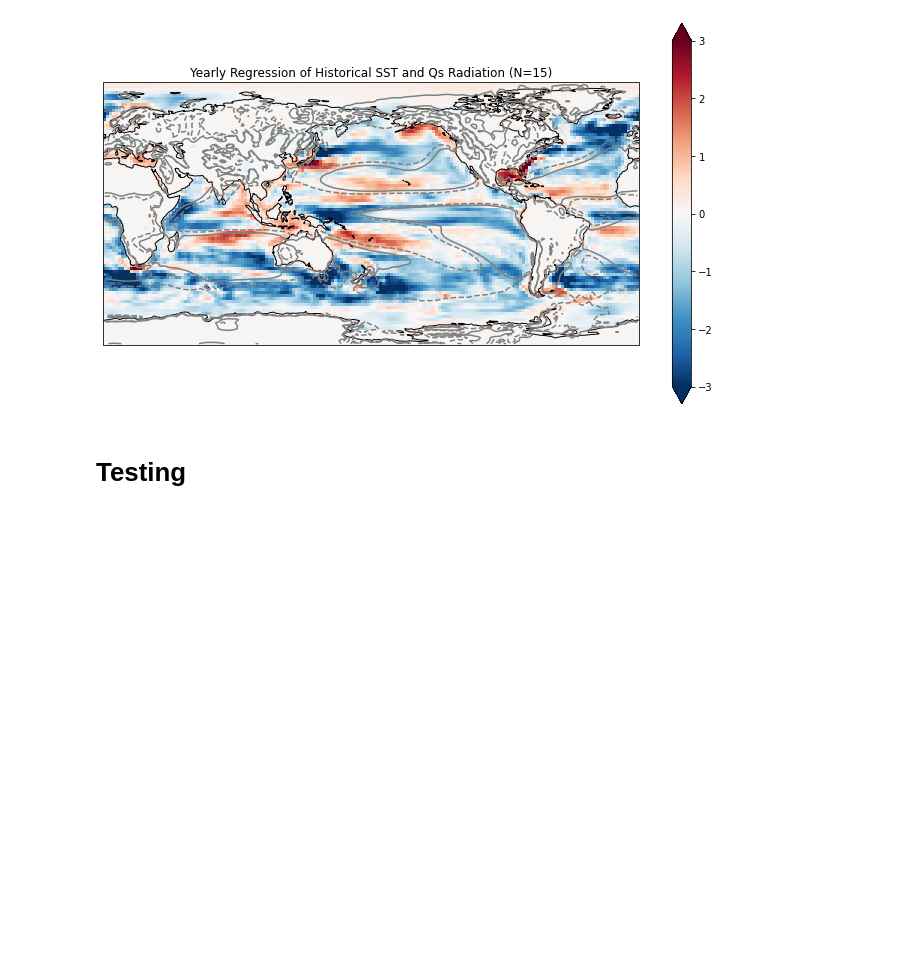
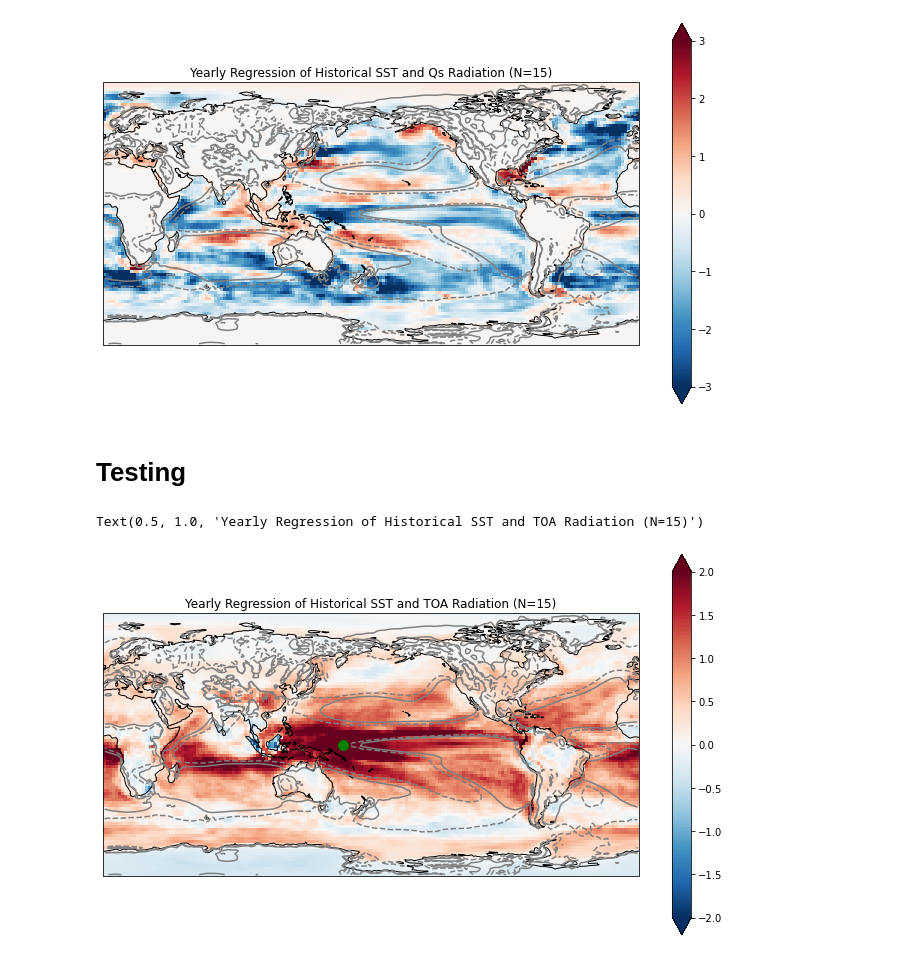
Before and after one commit to mailesasaki/cesmle_variability_analysis, a Jupyter notebook: regressions/yearly_regression.ipynb, the cells around one changed output. Saved outputs shown, nothing was run; the diff lists cells and outputs as text; code cells hidden in the pictures; blank space fills up the shorter version.

Commit message:
Time series for regression started

```diff
--- a/regressions/yearly_regression.ipynb
+++ b/regressions/yearly_regression.ipynb
@@ -266,4 +271,19 @@ Text(0.5, 1.0, 'Yearly Regression of Historical SST and Qs Radiation (N=15)')
 [figure]
 # %% [markdown]
 # Testing
+# %%
+sst_toa_fit = xr.open_dataarray('/data/keeling/a/mailes2/a/processed_var_data/yearly_regression_sst_toa_hist_15model.nc')
+# %%
+sst_toa_fit_mean = sst_toa_fit.mean('name')
+# %%
+plt.rcParams['figure.figsize'] = [12, 7]
+ax = plt.axes(projection=ccrs.PlateCarree(central_longitude=180))
+sst_toa_fit_mean.plot(ax=ax, transform=ccrs.PlateCarree(), vmin=-2, vmax=2, cmap='RdBu_r')
+ax.coastlines(color='black', linewidth=1)
+plt.plot(160,0, marker='o', color='g', markersize=10, transform=ccrs.PlateCarree())
+vert_ds.plot.contour(ax=ax, transform=ccrs.PlateCarree(), colors='#808080', levels=[-0.005,0.005])
+plt.title('Yearly Regression of Historical SST and TOA Radiation (N=15)')
+# %% [output]
+Text(0.5, 1.0, 'Yearly Regression of Historical SST and TOA Radiation (N=15)')
+[figure, added]
 # %%
```
Also changed, not shown: parts of 6 cells of this notebook.
